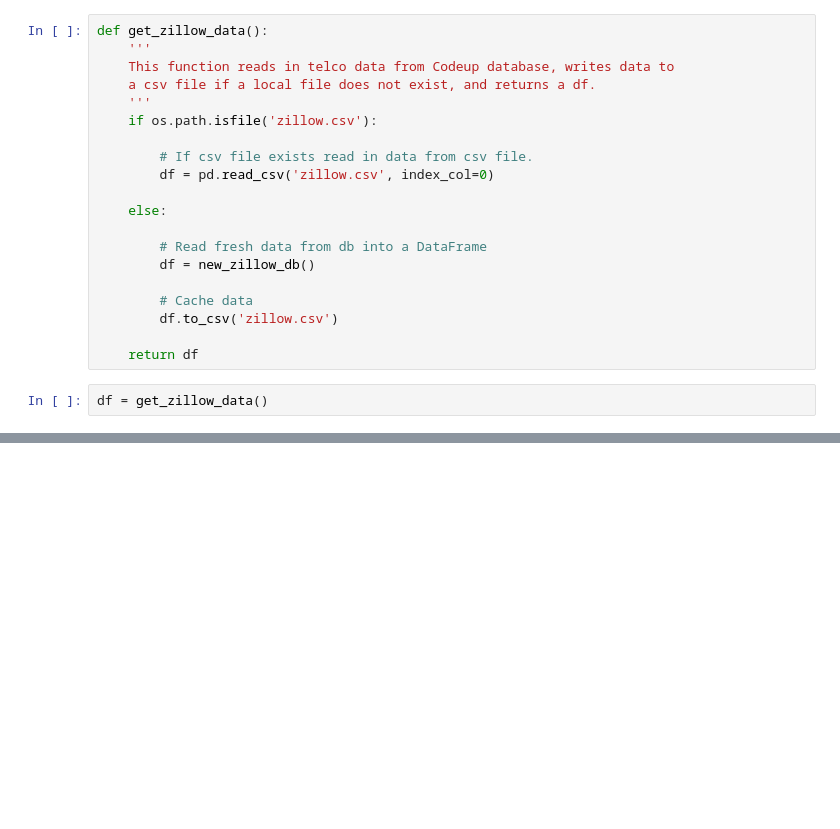
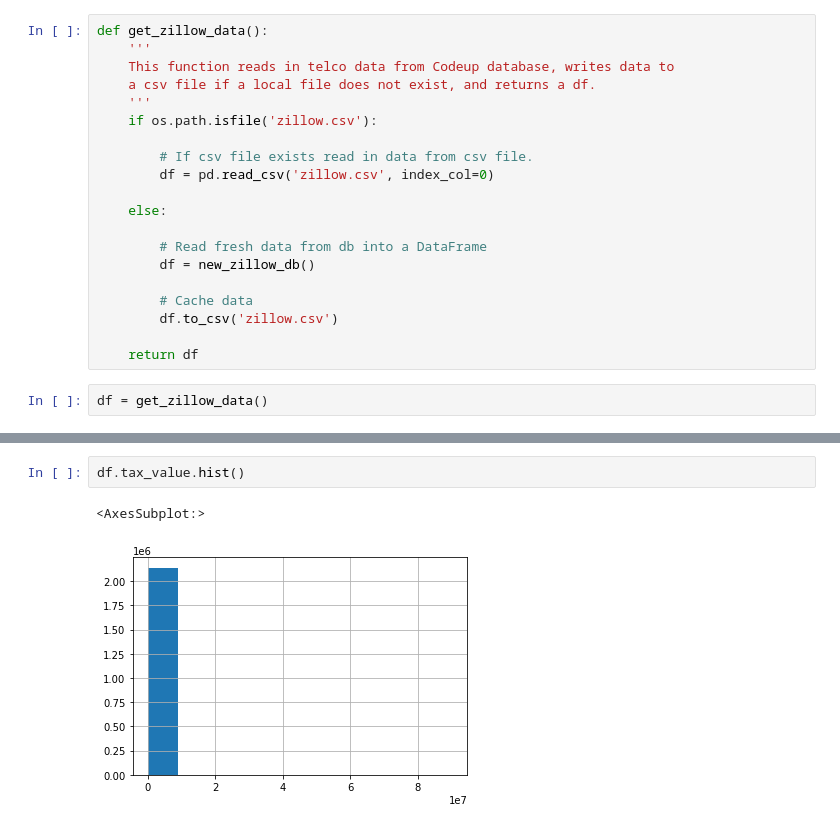
Before and after one commit to dashbringhurst/regression-exercises, a Jupyter notebook: wrangle.ipynb, the cells around one changed output, grey strips where cells are left out. Cells and saved outputs as stored; diff of their text form; blank space fills up the shorter version.

```diff
--- a/wrangle.ipynb
+++ b/wrangle.ipynb
@@ -123,0 +141,5 @@ df = wrangle_zillow()
+# %%
+df.tax_value.hist()
+# %% [output]
+<AxesSubplot:>
+[figure, added]
```
Also changed, not shown: parts of 33 cells of this notebook.
